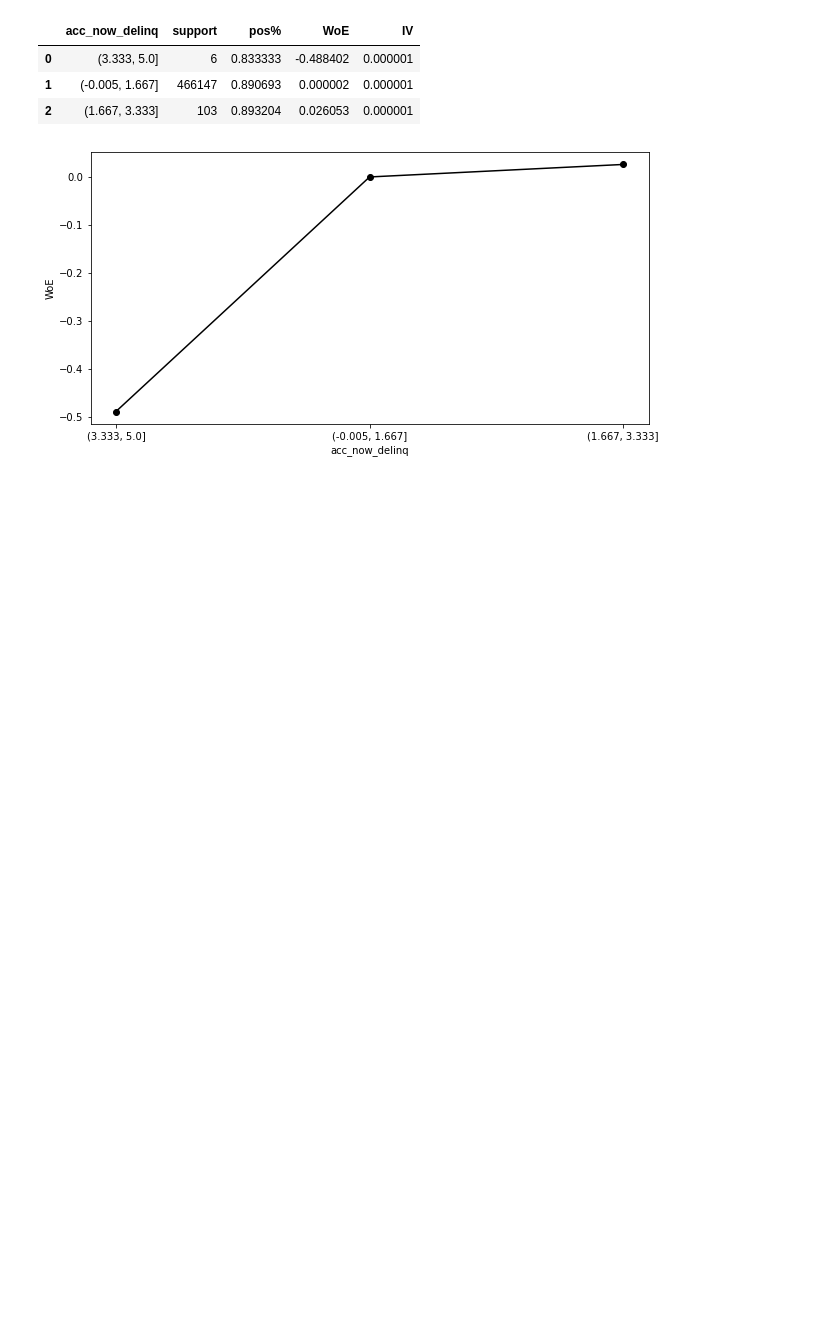
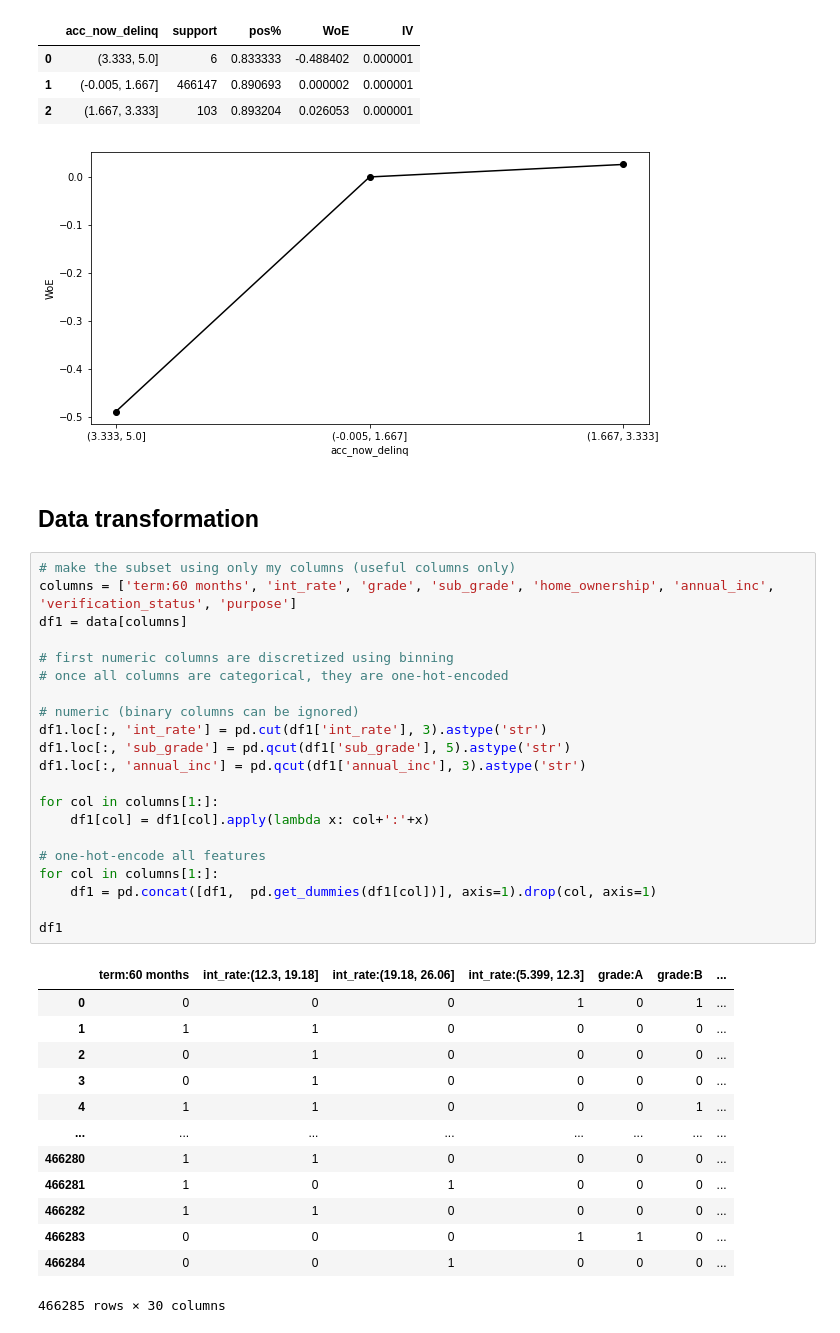
Before and after one commit to Ach113/Loan-Approval-Scoring-System, a Jupyter notebook: LoanApprovalScoring.ipynb, the cells around one changed output. Cells and saved outputs as stored; diff of their text form; blank space fills up the shorter version.

```diff
--- a/LoanApprovalScoring.ipynb
+++ b/LoanApprovalScoring.ipynb
@@ -1365,3 +1394,40 @@ df_temp
 | 1 | (-0.005, 1.667] | 466147 | 0.890693 | 0.000002 | 0.000001 |
 | 2 | (1.667, 3.333] | 103 | 0.893204 | 0.026053 | 0.000001 |
 [figure]
+# %% [markdown]
+## Data transformation
+# %%
+# make the subset using only my columns (useful columns only)
+columns = ['term:60 months', 'int_rate', 'grade', 'sub_grade', 'home_ownership', 'annual_inc', 'verification_status', 'purpose']
+df1 = data[columns]
+
+# first numeric columns are discretized using binning
+# once all columns are categorical, they are one-hot-encoded
+
+# numeric (binary columns can be ignored)
+df1.loc[:, 'int_rate'] = pd.cut(df1['int_rate'], 3).astype('str')
+df1.loc[:, 'sub_grade'] = pd.qcut(df1['sub_grade'], 5).astype('str')
+df1.loc[:, 'annual_inc'] = pd.qcut(df1['annual_inc'], 3).astype('str')
+
+for col in columns[1:]:
+    df1[col] = df1[col].apply(lambda x: col+':'+x)
+
+# one-hot-encode all features
+for col in columns[1:]:
+    df1 = pd.concat([df1,  pd.get_dummies(df1[col])], axis=1).drop(col, axis=1)
+
+df1
+# %% [output]
+|  | term:60 months | int_rate:(12.3, 19.18] | int_rate:(19.18, 26.06] | int_rate:(5.399, 12.3] | grade:A | grade:B | ... |
+| 0 | 0 | 0 | 0 | 1 | 0 | 1 | ... |
+| 1 | 1 | 1 | 0 | 0 | 0 | 0 | ... |
+| 2 | 0 | 1 | 0 | 0 | 0 | 0 | ... |
+| 3 | 0 | 1 | 0 | 0 | 0 | 0 | ... |
+| 4 | 1 | 1 | 0 | 0 | 0 | 1 | ... |
+| ... | ... | ... | ... | ... | ... | ... | ... |
+| 466280 | 1 | 1 | 0 | 0 | 0 | 0 | ... |
+| 466281 | 1 | 0 | 1 | 0 | 0 | 0 | ... |
+| 466282 | 1 | 1 | 0 | 0 | 0 | 0 | ... |
+| 466283 | 0 | 0 | 0 | 1 | 1 | 0 | ... |
+| 466284 | 0 | 0 | 1 | 0 | 0 | 0 | ... |
+466285 rows × 30 columns
```
Also changed, not shown: parts of 33 cells of this notebook, 1 other file.
